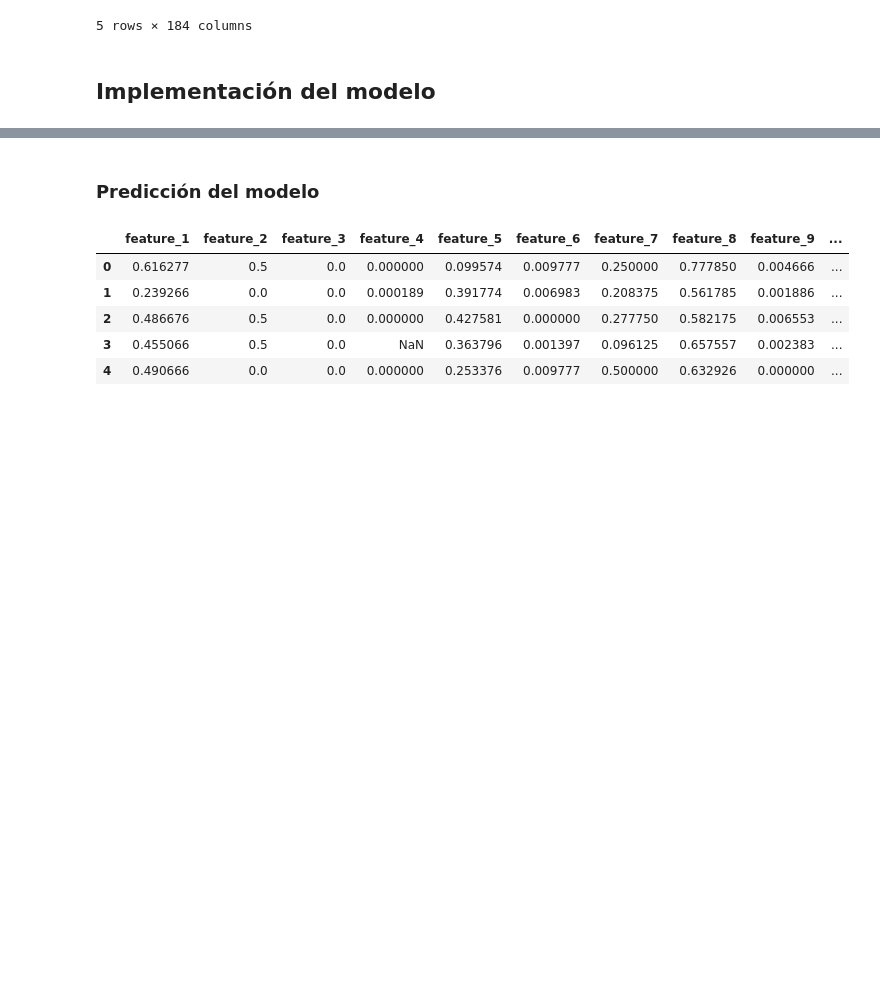
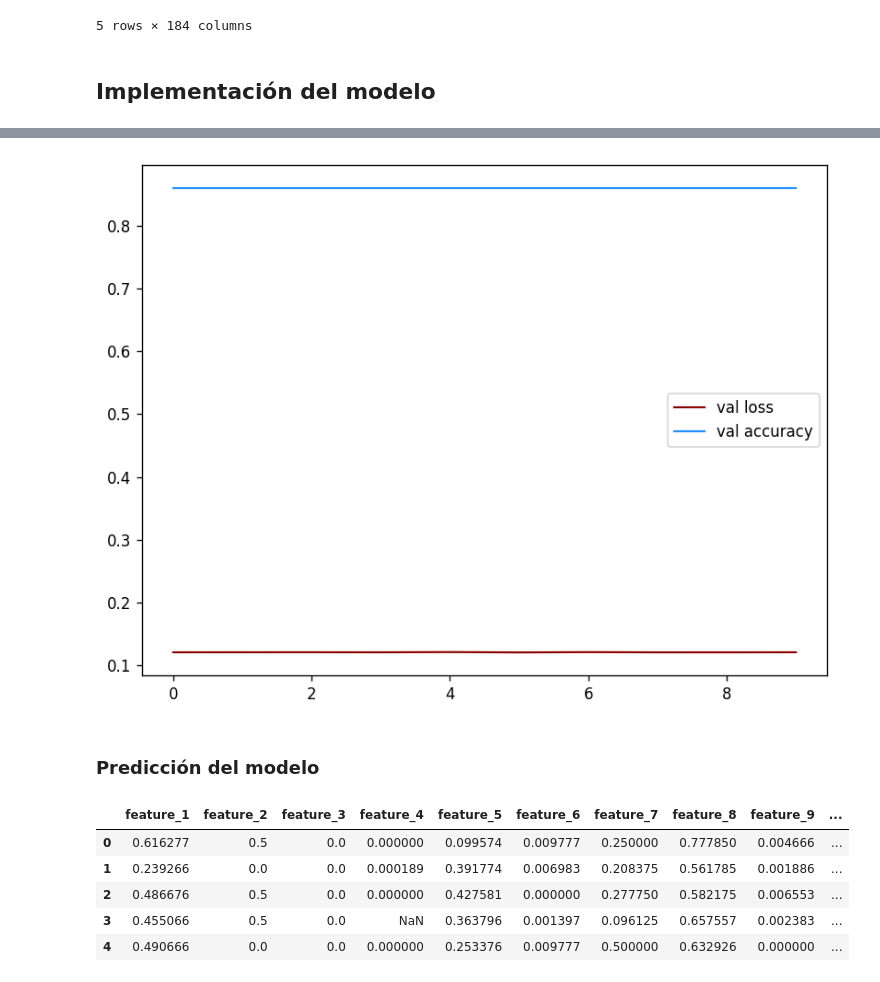
Before and after one commit to FranzValerio/baubap-nn-challenge, a Jupyter notebook: Notebooks/data_exploratory.ipynb, the cells around one changed output, grey strips where cells are left out. Saved outputs shown, nothing was run; the diff lists cells and outputs as text; code cells hidden in the pictures; blank space fills up the shorter version.

```diff
--- a/Notebooks/data_exploratory.ipynb
+++ b/Notebooks/data_exploratory.ipynb
@@ -303,3 +281,11 @@ Epoch 25/25
+# %%
+fig, ax = plt.subplots(1, 1, figsize = (8,6), dpi = 120)
+ax.plot(history.history['val_loss'], lw = 1.3, color = 'darkred', label = 'val loss')
+ax.plot(history.history['val_accuracy'], lw = 1.3, color = 'dodgerblue', label = 'val accuracy')
+ax.legend()
+plt.show()
+# %% [output]
+[figure, added]
 # %% [markdown]
 ### Predicción del modelo
 # %%
```
Also changed, not shown: parts of 19 cells of this notebook.
